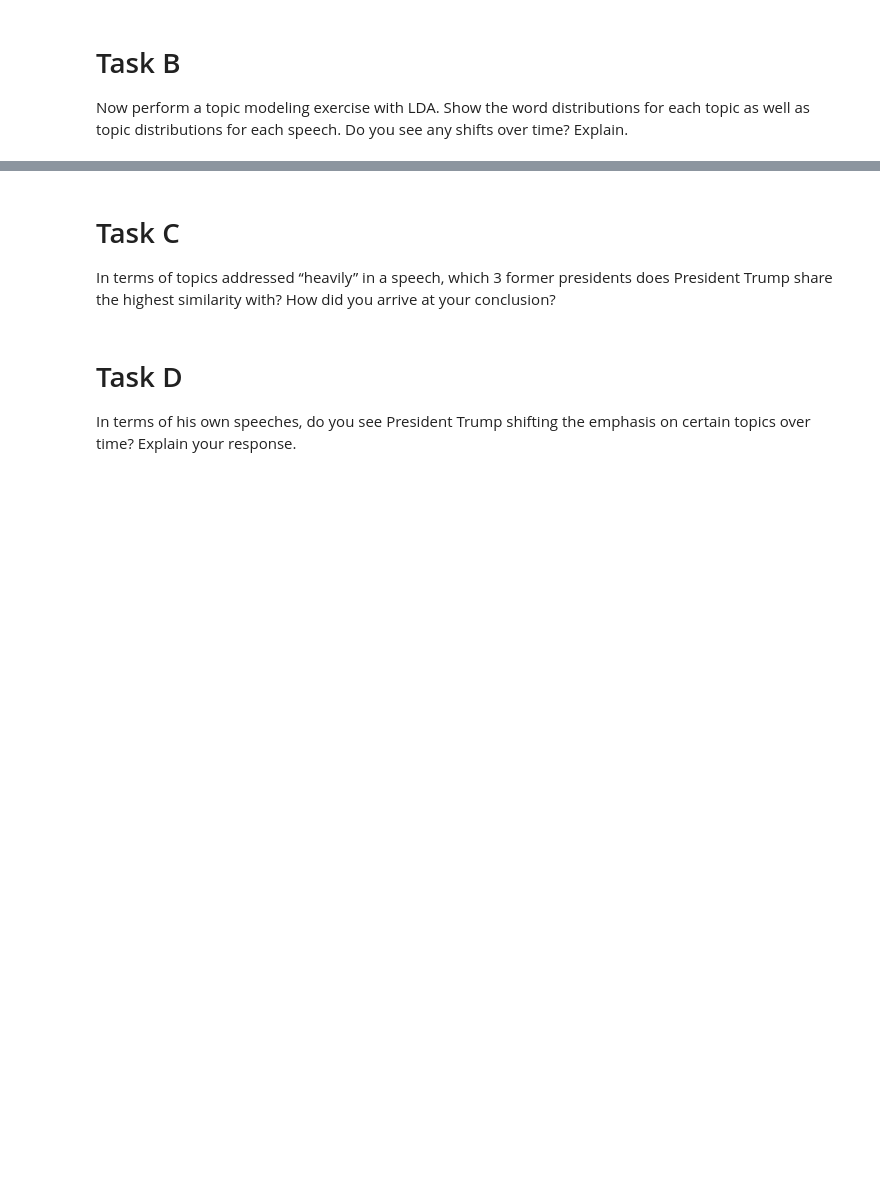
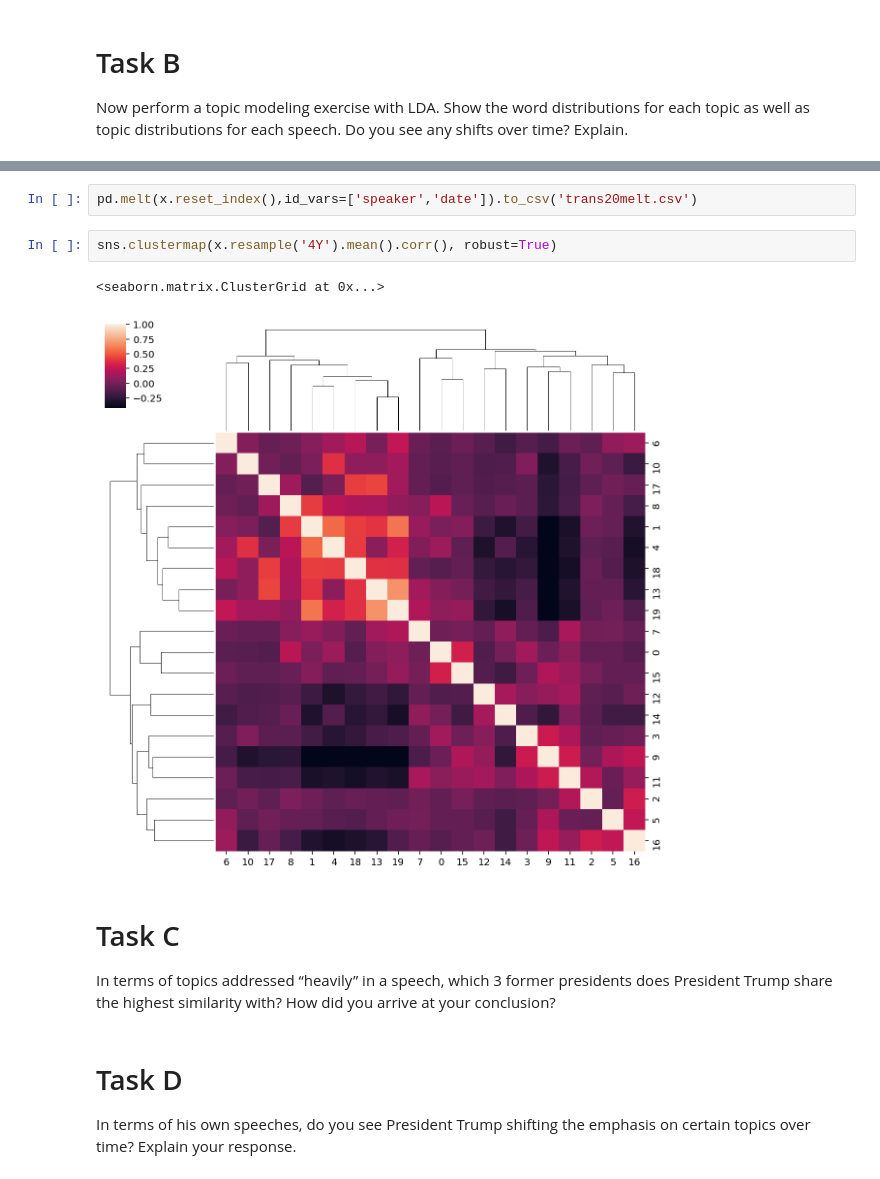
Before and after one commit to JakeTheWise/socialitics, a Jupyter notebook: proj2/jake.ipynb, the cells around one changed output, grey strips where cells are left out. Cells and saved outputs as stored; diff of their text form; blank space fills up the shorter version.

```diff
--- a/proj2/jake.ipynb
+++ b/proj2/jake.ipynb
@@ -58,3 +36,10 @@ pd.DataFrame(pipe.transform(speeches.text), index=speeches.index)
+# %%
+pd.melt(x.reset_index(),id_vars=['speaker','date']).to_csv('trans20melt.csv')
+# %%
+sns.clustermap(x.resample('4Y').mean().corr(), robust=True)
+# %% [output]
+<seaborn.matrix.ClusterGrid at 0x...>
+[figure, added]
 # %% [markdown]
 # Task C
 In terms of topics addressed “heavily” in a speech, which 3 former presidents does President Trump share the highest similarity with? How did you arrive at your conclusion?
```
Also changed, not shown: parts of 5 cells of this notebook.
